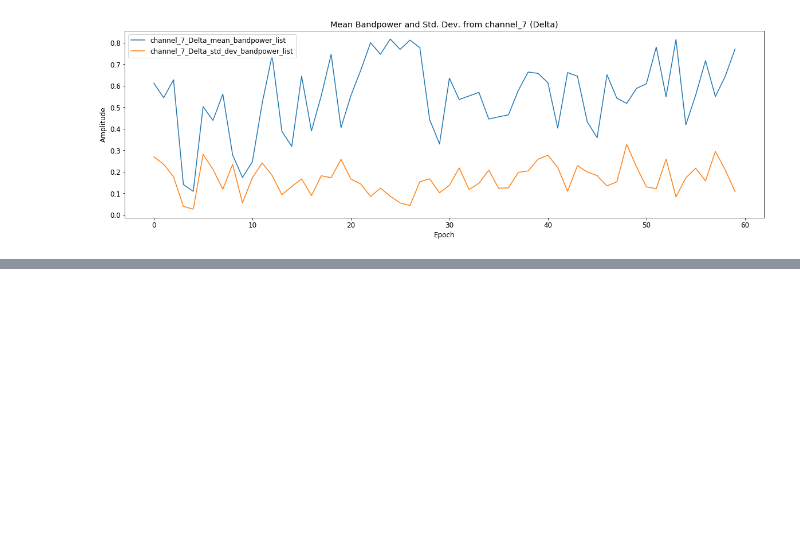
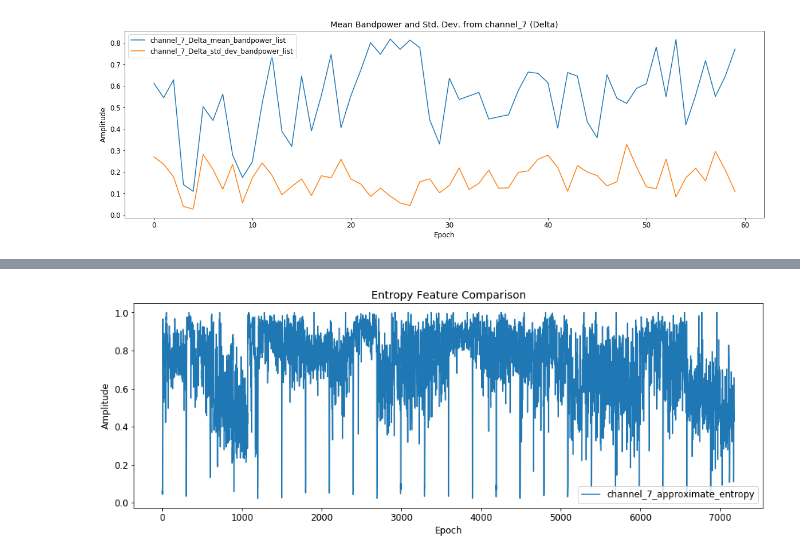
Before and after one commit to mudo121/thesis_eeg, a Jupyter notebook: thesis_diagrams.ipynb, the cells around one changed output, grey strips where cells are left out. Drawn from its saved outputs; the diff is of its cells as text; code cells hidden in the pictures; blank space fills up the shorter version.

```diff
--- a/thesis_diagrams.ipynb
+++ b/thesis_diagrams.ipynb
@@ -637,0 +681,11 @@ axs.legend(loc="upper left")
+# %%
+from sklearn import preprocessing
+
+#.reshape(7178,1,200).shape
+
+X_entropy_norm = preprocessing.normalize(X_entropy.reshape(X_entropy.shape[0], X_entropy.shape[2]), norm='max', axis=0)
+X_entropy_norm = X_entropy_norm.reshape(X_entropy_norm.shape[0], 1, X_entropy_norm.shape[1])
+
+fig, ax = createEntropyFeaturePlot(entropyArray=X_entropy_norm, featureIndex=[34], featureList=entropyX_featureList)
+# %% [output]
+[figure, added]
```
Also changed, not shown: parts of 18 cells of this notebook, 10 other files.
